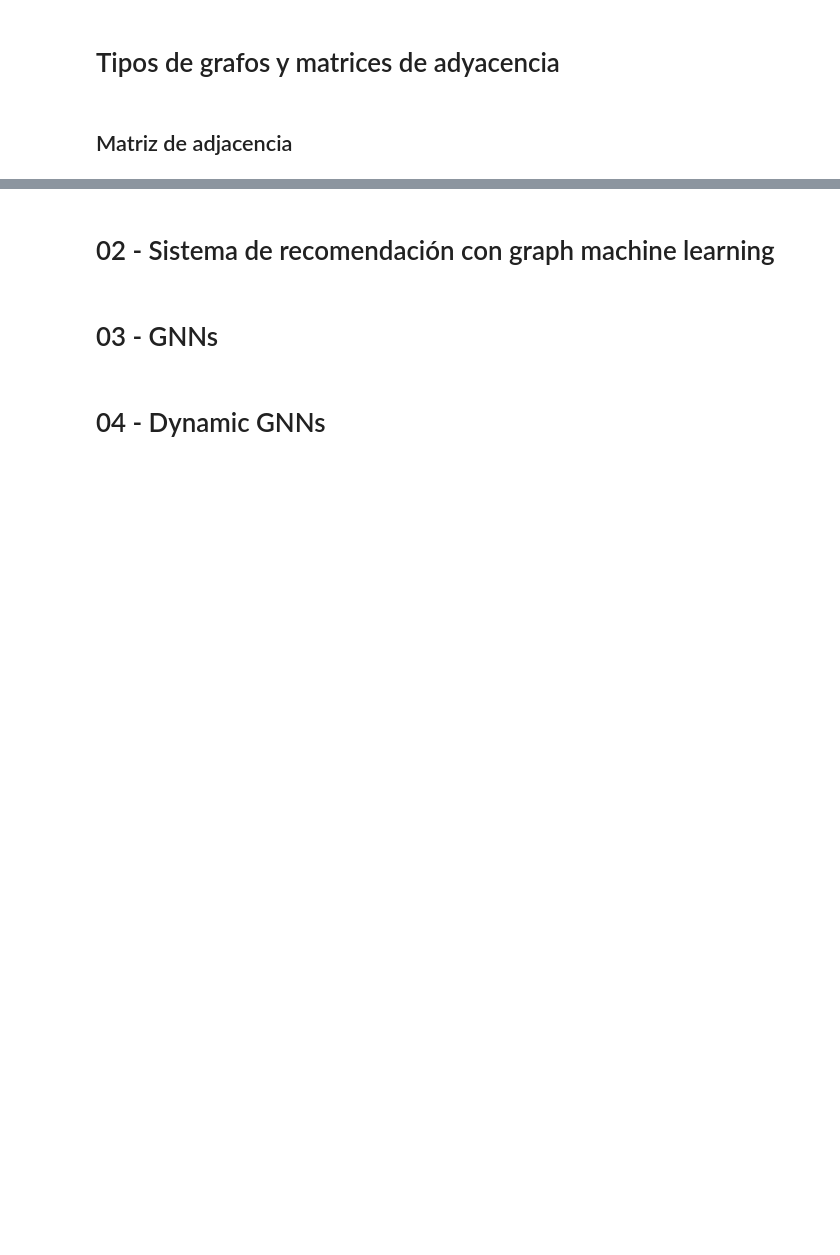
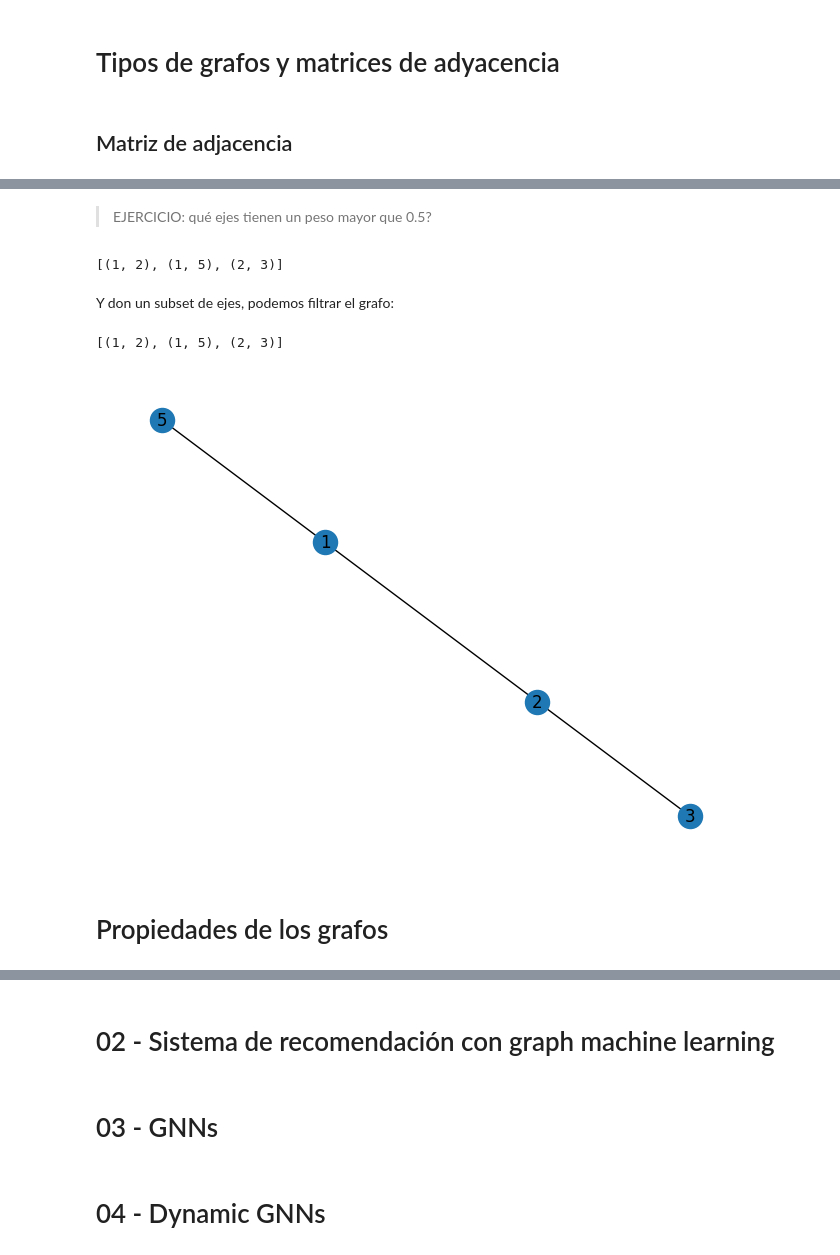
Before and after one commit to FernandoCarazoMelo/network-science, a Jupyter notebook: notebooks/01_FC_network-intro.ipynb, the cells around one changed output, grey strips where cells are left out. Saved outputs shown, nothing was run; the diff lists cells and outputs as text; code cells hidden in the pictures; blank space fills up the shorter version.

```diff
--- a/notebooks/01_FC_network-intro.ipynb
+++ b/notebooks/01_FC_network-intro.ipynb
@@ -83,0 +256,30 @@ NodeDataView({1: {}, 2: {}, 'a': {}, 4: {}})
+# %%
+edges_weight = {
+    (1, 2): 0.5,
+    (2,3): 0.9,
+    (1, 4): 0.1,
+    (1, 5): 0.75,
+    (4,2): 0.01,
+    (5,4): 0.3
+}
+
+nx.set_edge_attributes(G, edges_weight, name="weight")
+
+node_name = {
+    1:"Jaime",
+    2:"María",
+    3:"Julio",
+    4:"Rosa",
+    5:"Alberto"
+}
+
+node_aficiones = {
+    1:["Futbol"],
+    2:["Baile", "Pádel"],
+    3:["Golf", "Baile"],
+    4:["Cocina"],
+    5:["Cocina", "Jamón"]
+}
+
+nx.set_node_attributes(G, node_name, name="Nombre")
+nx.set_node_attributes(G, node_aficiones, name="Aficiones")
@@ -83,0 +311,22 @@ NodeDataView({1: {}, 2: {}, 'a': {}, 4: {}})
+# %% [markdown]
+> EJERCICIO: qué ejes tienen un peso mayor que 0.5?
+# %%
+threshold = 0.5
+edge_list = [
+    (n, m) for n, m, d in G.edges(data=True) if d["weight"] >= threshold
+]
+
+edge_list
+# %% [output]
+[(1, 2), (1, 5), (2, 3)]
+# %% [markdown]
+Y don un subset de ejes, podemos filtrar el grafo:
+# %%
+G_filtrado = G.edge_subgraph(edge_list)
+print(G_filtrado.edges)
+nx.draw(G_filtrado, with_labels=True)
+# %% [output]
+[(1, 2), (1, 5), (2, 3)]
+[figure, added]
+# %% [markdown]
+# Propiedades de los grafos
```
Also changed, not shown: parts of 37 cells of this notebook, 4 other files.
